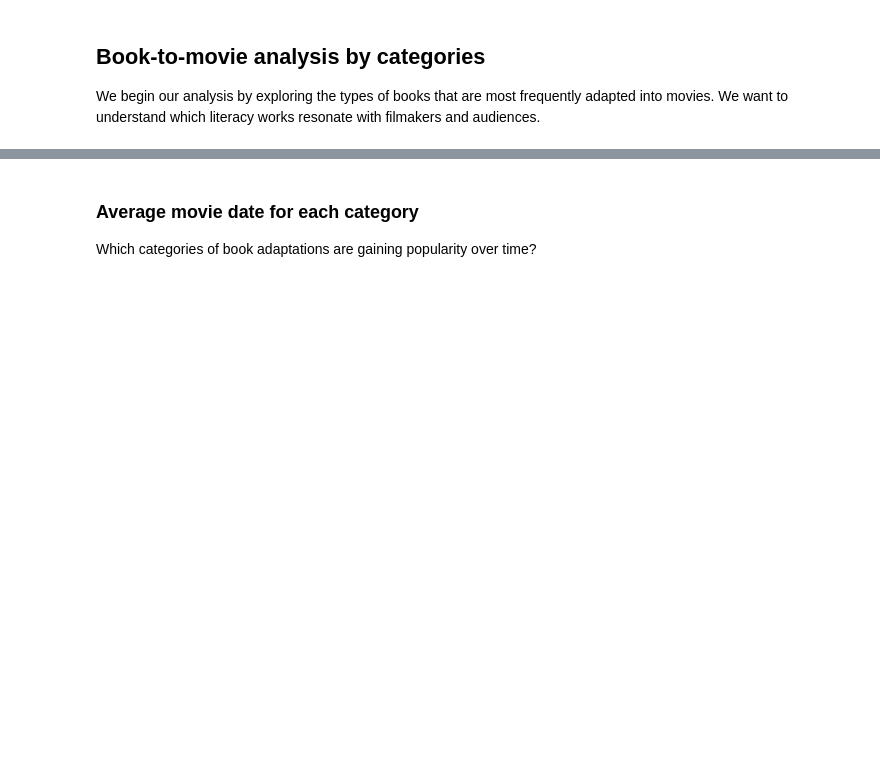
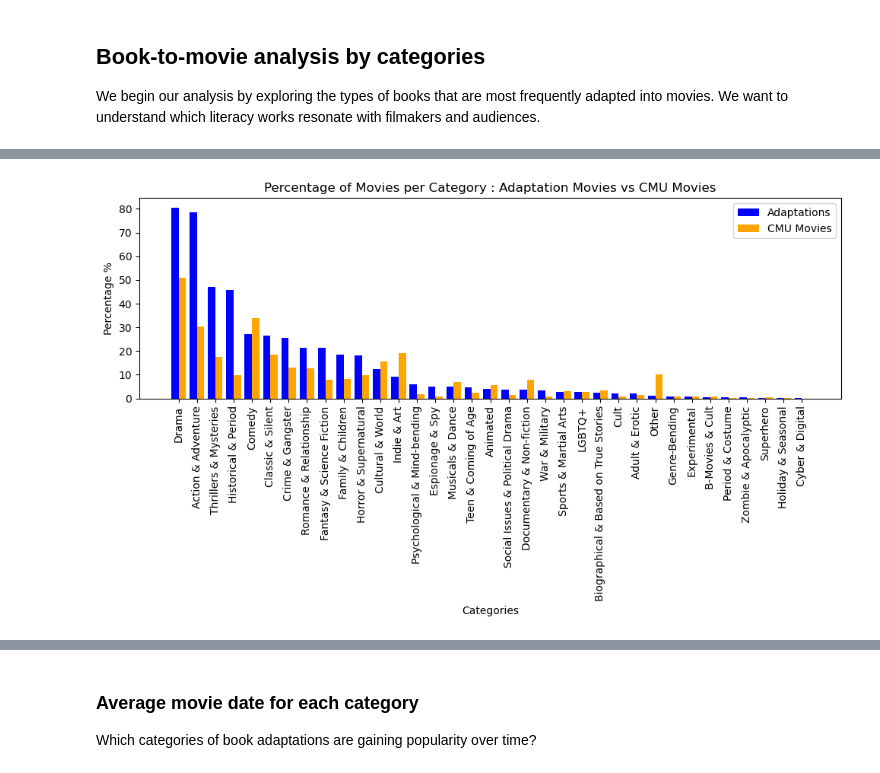
Before and after one commit to epfl-ada/ada-2024-project-padamalgame, a Jupyter notebook: results.ipynb, the cells around one changed output, grey strips where cells are left out. Cells and saved outputs as stored; diff of their text form; code cells hidden in the pictures; blank space fills up the shorter version.

Commit message:
category analysis: adaptation movies vs global cmu movies

```diff
--- a/results.ipynb
+++ b/results.ipynb
@@ -119,10 +48,3 @@ max                      NaN        NaN     9.200000  2.393516e+06
 # %% [markdown]
 ## Book-to-movie analysis by categories
 We begin our analysis by exploring the types of books that are most frequently adapted into movies. We want to understand which literacy works resonate with filmakers and audiences.
-# %%
-# Separate the genres by each comma and explode the list into separate rows
-df['genres'] = df['genres'].str.split(', ')
-df_genres_exploded = df.explode('genres')
-
-# Group by 'genres' and count the number of movies in each genre
-genre_counts = df_genres_exploded['genres'].value_counts()
@@ -149,0 +51,14 @@ plt.show()
+# %%
+adaptation_category_counts = analysis_by_category(df)
+cmu_category_counts = analysis_by_category(cmu_movies)
+# %%
+# Convert counts in percentage
+adaptation_category_perc = adaptation_category_counts.apply(lambda x: (x/len(df) * 100))
+cmu_category_perc = cmu_category_counts.apply(lambda x: (x/len(cmu_movies) *100))
+# %%
+# Convert in DataFrame and merge to compare
+df_adaptation_category = pd.DataFrame(adaptation_category_perc, columns=['count'])
+df_cmu_category = pd.DataFrame(cmu_category_perc, columns=['count'])
+
+adaptation_vs_cmu_categories = pd.merge(df_adaptation_category, df_cmu_category, left_index=True, right_index=True)
+adaptation_vs_cmu_categories.columns = ['Adaptation', 'Movie']
@@ -149,0 +84,22 @@ plt.show()
+# %%
+# Comparison Adaptation vs Movies Main Categories
+index = range(len(adaptation_vs_cmu_categories))
+bar_width = 0.4  # Width of the bars
+
+plt.figure(figsize=(10, 6))
+
+# Plot the adaptation dataset
+plt.bar(index, adaptation_vs_cmu_categories['Adaptation'], width=bar_width, label='Adaptations', color='blue')
+
+# Plot the movie dataset
+plt.bar([i + bar_width for i in index], adaptation_vs_cmu_categories['Movie'], width=bar_width, label='CMU Movies', color='orange')
+
+plt.xlabel('Categories')
+plt.ylabel('Percentage %')
+plt.title('Percentage of Movies per Category : Adaptation Movies vs CMU Movies')
+plt.xticks([i + bar_width / 2 for i in index], adaptation_vs_cmu_categories.index, rotation=90)
+plt.legend()
+plt.tight_layout()
+plt.show()
+# %% [output]
+[figure, added]
```
Also changed, not shown: parts of 20 cells of this notebook, 2 other files.
